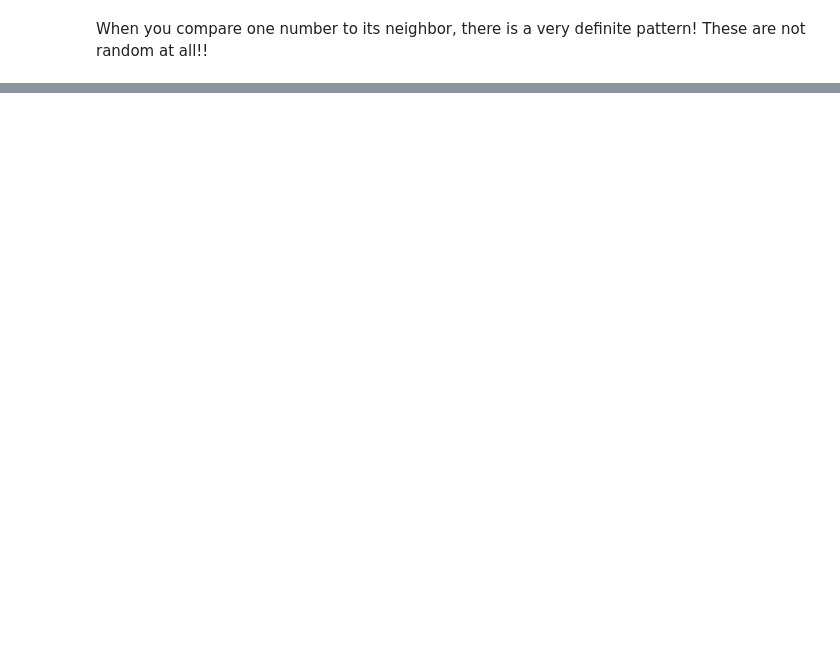
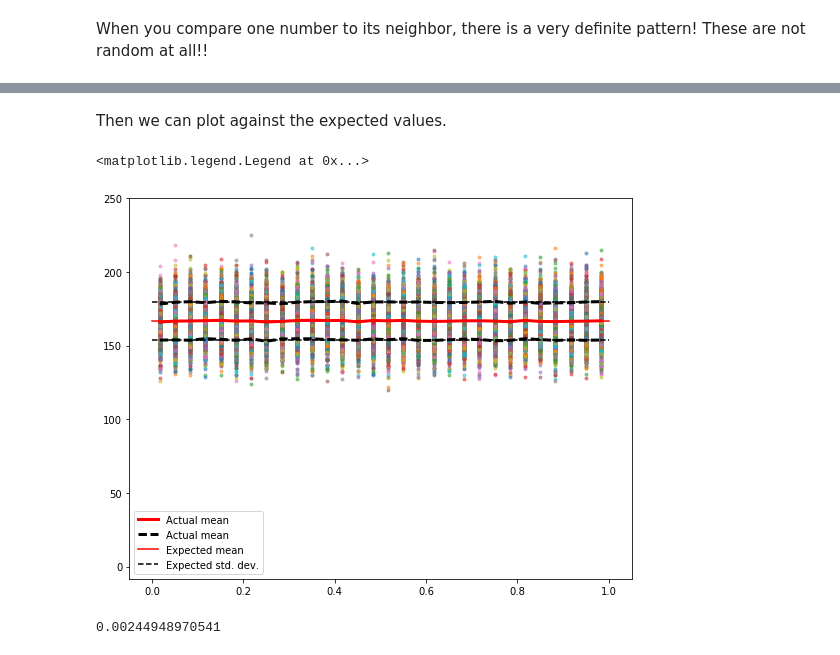
Before and after one commit to blanton144/computational, a Jupyter notebook: docs/notebooks/random.ipynb, the cells around one changed output, grey strips where cells are left out. Cells and saved outputs as stored; diff of their text form; code cells hidden in the pictures; blank space fills up the shorter version.

```diff
--- a/docs/notebooks/random.ipynb
+++ b/docs/notebooks/random.ipynb
@@ -60,0 +99,12 @@ plt.plot(x[0:-2], x[1:-1], '.')
+# %%
+nensembles = 1000
+nper = 5000
+# %%
+x = np.zeros((nensembles, nper), dtype=np.int64)
+xseed = 15
+for iensemble in np.arange(nensembles):
+    x[iensemble, 0] = xseed
+    for indx in np.arange(nper - 1):
+       x[iensemble, indx + 1] = (x[iensemble, indx] * a + c) % M
+    xseed = x[iensemble, nper - 1]
+x = np.float64(x) / np.float64(M)
@@ -60,0 +113,45 @@ plt.plot(x[0:-2], x[1:-1], '.')
+# %%
+x_means = np.mean(x_histogram, axis=0)
+x_stds = np.std(x_histogram, axis=0)
+# %% [markdown]
+Then we can plot against the expected values.
+# %%
+xmin = 0.
+xmax = 1.
+nbin = 30
+
+plt.figure(figsize=(9,7))
+
+nexpected = np.float32(nper) / np.float32(nbin)
+
+x_histogram = np.zeros((nensembles, nbin), dtype=np.int32)
+x_centers = xmin + (xmax - xmin) * (np.arange(nbin) + 0.5) / np.float32(nbin)
+
+for iensemble in np.arange(nensembles):
+    x_histogram_tmp, x_edges = np.histogram(x[iensemble, :],
+                                            range=[xmin, xmax], bins=nbin)
+    x_histogram[iensemble, :] = x_histogram_tmp
+    plt.plot(x_centers, x_histogram[iensemble, :], '.', alpha=0.5)
+
+plt.plot(x_centers, x_means, color='red', linewidth=3, label='Actual mean')
+plt.plot(x_centers, x_means + x_stds, color='black', linestyle='dashed',
+         linewidth=3, label='Actual mean')
+plt.plot(x_centers, x_means - x_stds, color='black', linestyle='dashed',
+         linewidth=3)
+
+plt.plot([0., 1.], np.ones(2) * nexpected, color='red', label='Expected mean')
+plt.plot([0., 1.], np.ones(2) * (nexpected + np.sqrt(nexpected)),
+         linestyle='dashed', color='black', label='Expected std. dev.')
+plt.plot([0., 1.], np.ones(2) * (nexpected - np.sqrt(nexpected)),
+         linestyle='dashed', color='black')
+
+plt.ylim(np.array([-0.05, 1.5]) * nexpected)
+plt.xlabel('Bin center')
+plt.legend(loc=3)
+# %% [output]
+<matplotlib.legend.Legend at 0x...>
+[figure, added]
+# %%
+print(np.sqrt(1. / (nexpected * nensembles)))
+# %% [output]
+0.00244948970541
```
Also changed, not shown: parts of 53 cells of this notebook, 8 other files.
